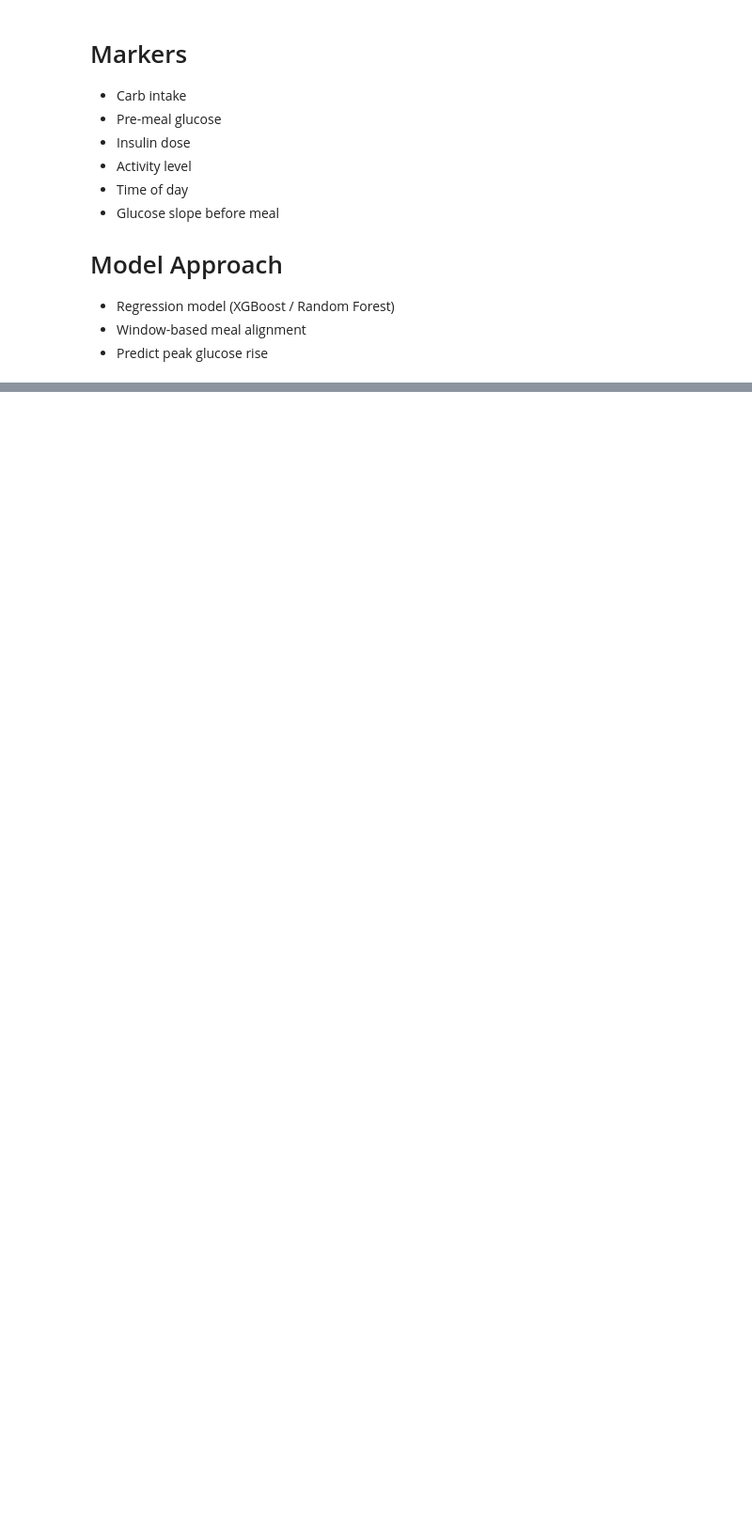
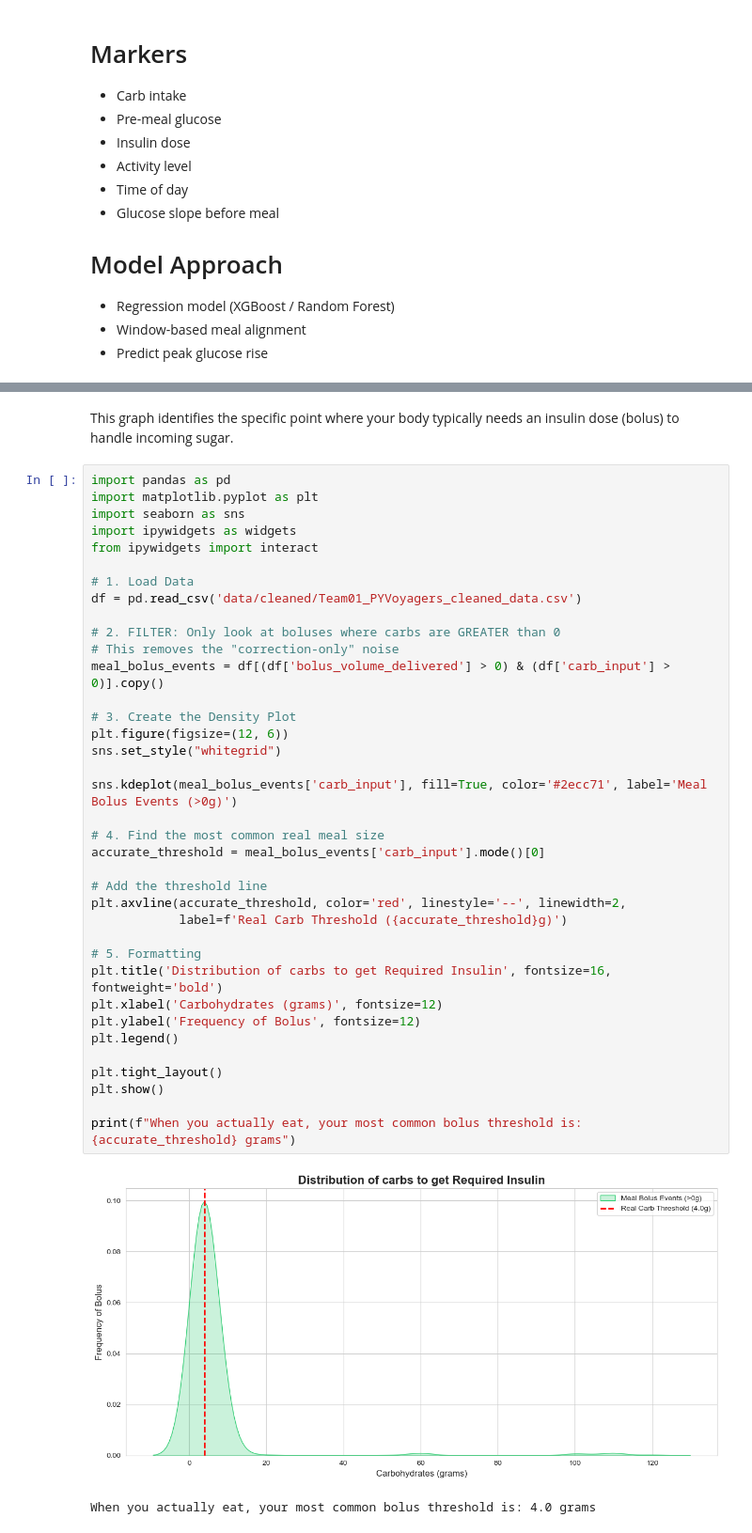
Before and after one commit to rajeshwariananth/Team01_PyVoyagers_Python_Hackathon_MAY_2026, a Jupyter notebook: Team01_PYVoyagers_04_Predictive_Analysis.ipynb, the cells around one changed output, grey strips where cells are left out. Shown at 94% size. Drawn from its saved outputs; the diff is of its cells as text; blank space fills up the shorter version.

```diff
--- a/Team01_PYVoyagers_04_Predictive_Analysis.ipynb
+++ b/Team01_PYVoyagers_04_Predictive_Analysis.ipynb
@@ -831,0 +828,42 @@ MAE: 5.067788685402835
+# %% [markdown]
+This graph identifies the specific point where your body typically needs an insulin dose (bolus) to handle incoming sugar.
+# %%
+import pandas as pd
+import matplotlib.pyplot as plt
+import seaborn as sns
+import ipywidgets as widgets
+from ipywidgets import interact
+
+# 1. Load Data
+df = pd.read_csv('data/cleaned/Team01_PYVoyagers_cleaned_data.csv')
+
+# 2. FILTER: Only look at boluses where carbs are GREATER than 0
+# This removes the "correction-only" noise
+meal_bolus_events = df[(df['bolus_volume_delivered'] > 0) & (df['carb_input'] > 0)].copy()
+
+# 3. Create the Density Plot
+plt.figure(figsize=(12, 6))
+sns.set_style("whitegrid")
+
+sns.kdeplot(meal_bolus_events['carb_input'], fill=True, color='#2ecc71', label='Meal Bolus Events (>0g)')
+
+# 4. Find the most common real meal size
+accurate_threshold = meal_bolus_events['carb_input'].mode()[0]
+
+# Add the threshold line
+plt.axvline(accurate_threshold, color='red', linestyle='--', linewidth=2,
+            label=f'Real Carb Threshold ({accurate_threshold}g)')
+
+# 5. Formatting
+plt.title('Distribution of carbs to get Required Insulin', fontsize=16, fontweight='bold')
+plt.xlabel('Carbohydrates (grams)', fontsize=12)
+plt.ylabel('Frequency of Bolus', fontsize=12)
+plt.legend()
+
+plt.tight_layout()
+plt.show()
+
+print(f"When you actually eat, your most common bolus threshold is: {accurate_threshold} grams")
+# %% [output]
+[figure, added]
+When you actually eat, your most common bolus threshold is: 4.0 grams
```
Also changed, not shown: parts of 9 cells of this notebook, 1 other file.
